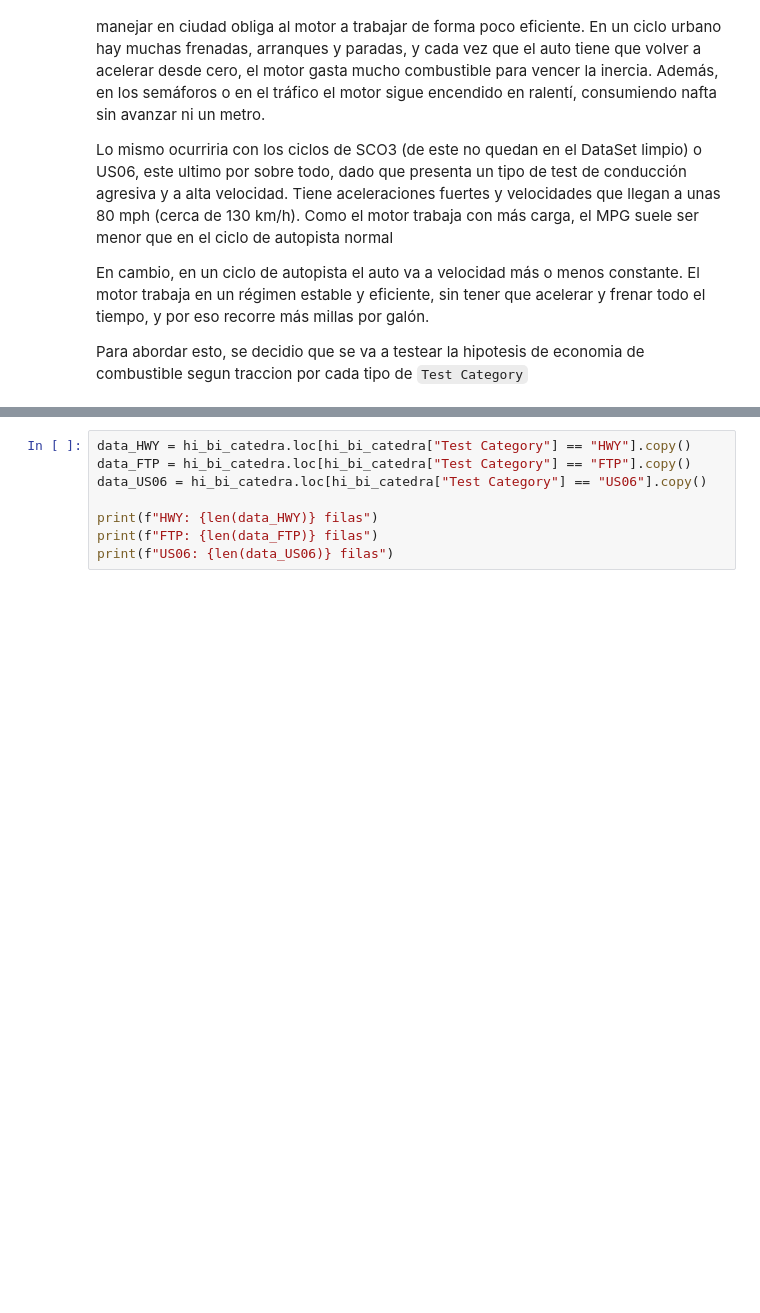
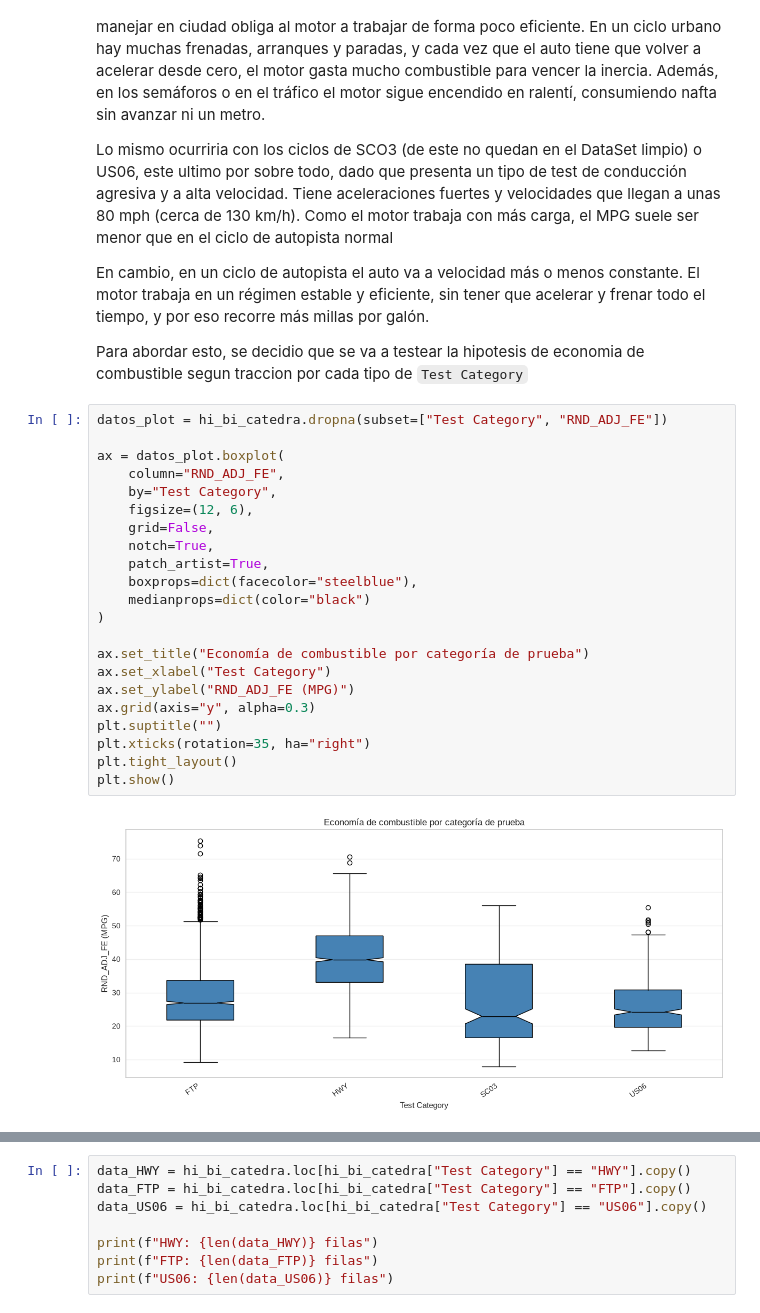
Before and after one commit to mdelrosariocoronado/tpe_fundamentos_2026, a Jupyter notebook: entrega.ipynb, the cells around one changed output, grey strips where cells are left out. Cells and saved outputs as stored; diff of their text form; blank space fills up the shorter version.

```diff
--- a/entrega.ipynb
+++ b/entrega.ipynb
@@ -849,3 +849,27 @@ Finalmente este resumen si parece mas prolijo de lo que se habia visto anteriorm
  En cambio, en un ciclo de autopista el auto va a velocidad más o menos constante. El motor trabaja en un régimen estable y eficiente, sin tener que acelerar y frenar todo el tiempo, y por eso recorre más millas por galón.
 
  Para abordar esto, se decidio que se va a testear la hipotesis de economia de combustible segun traccion por cada tipo de `Test Category`
+# %%
+datos_plot = hi_bi_catedra.dropna(subset=["Test Category", "RND_ADJ_FE"])
+
+ax = datos_plot.boxplot(
+    column="RND_ADJ_FE",
+    by="Test Category",
+    figsize=(12, 6),
+    grid=False,
+    notch=True,
+    patch_artist=True,
+    boxprops=dict(facecolor="steelblue"),
+    medianprops=dict(color="black")
+)
+
+ax.set_title("Economía de combustible por categoría de prueba")
+ax.set_xlabel("Test Category")
+ax.set_ylabel("RND_ADJ_FE (MPG)")
+ax.grid(axis="y", alpha=0.3)
+plt.suptitle("")
+plt.xticks(rotation=35, ha="right")
+plt.tight_layout()
+plt.show()
+# %% [output]
+[figure, added]
```
Also changed, not shown: parts of 9 cells of this notebook.
